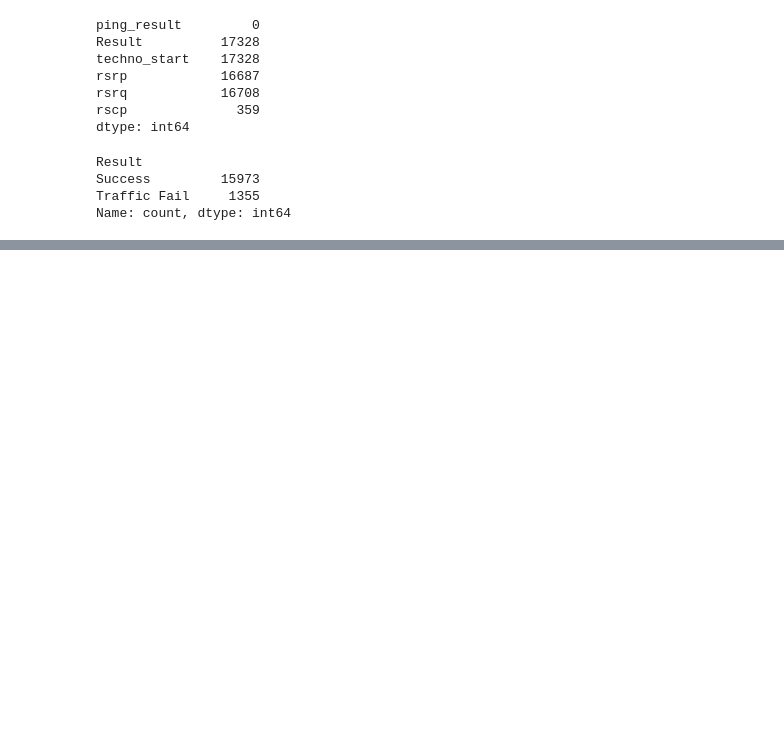
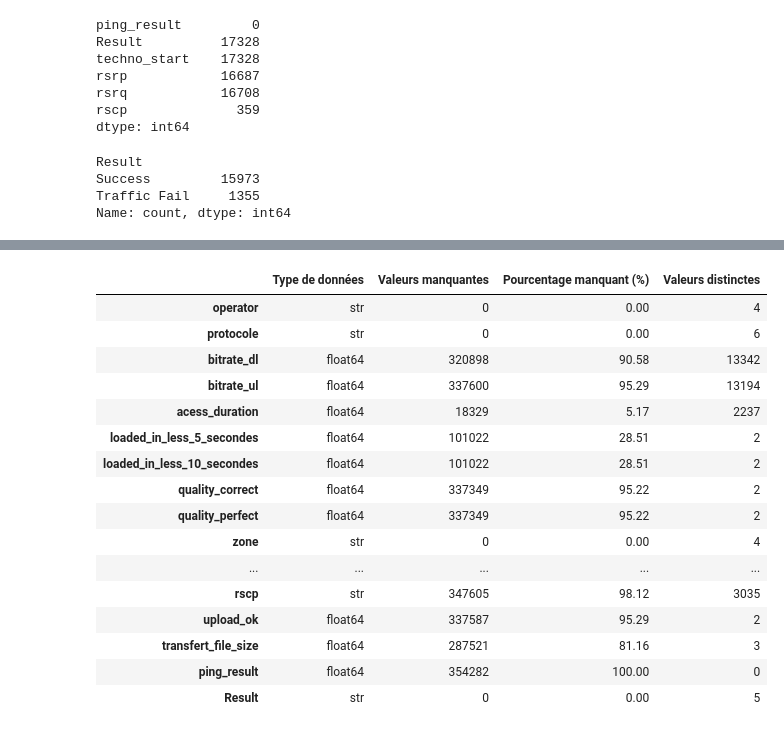
Before and after one commit to SoniaCH613/mobile-network-performance-analysis, a Jupyter notebook: analyses_jupyter/01_data_exploration.ipynb, the cells around one changed output, grey strips where cells are left out. Cells and saved outputs as stored; diff of their text form; code cells hidden in the pictures; blank space fills up the shorter version.

```diff
--- a/analyses_jupyter/01_data_exploration.ipynb
+++ b/analyses_jupyter/01_data_exploration.ipynb
@@ -473,0 +560,40 @@ Name: count, dtype: int64
+# %%
+# Sélectionner les variables présentes
+donnees_candidates = donnees_completes[variables_presentes]
+
+# Construire un tableau récapitulatif
+bilan_variables = pd.DataFrame({
+
+    "Type de données":
+        donnees_candidates.dtypes.astype(str),
+
+    "Valeurs manquantes":
+        donnees_candidates.isna().sum(),
+
+    "Pourcentage manquant (%)":
+        (donnees_candidates.isna().mean() * 100).round(2),
+
+    "Valeurs distinctes":
+        donnees_candidates.nunique()
+})
+
+# Afficher le bilan
+display(bilan_variables)
+# %% [output]
+|  | Type de données | Valeurs manquantes | Pourcentage manquant (%) | Valeurs distinctes |
+| operator | str | 0 | 0.00 | 4 |
+| protocole | str | 0 | 0.00 | 6 |
+| bitrate_dl | float64 | 320898 | 90.58 | 13342 |
+| bitrate_ul | float64 | 337600 | 95.29 | 13194 |
+| acess_duration | float64 | 18329 | 5.17 | 2237 |
+| loaded_in_less_5_secondes | float64 | 101022 | 28.51 | 2 |
+| loaded_in_less_10_secondes | float64 | 101022 | 28.51 | 2 |
+| quality_correct | float64 | 337349 | 95.22 | 2 |
+| quality_perfect | float64 | 337349 | 95.22 | 2 |
+| zone | str | 0 | 0.00 | 4 |
+| ... | ... | ... | ... | ... |
+| rscp | str | 347605 | 98.12 | 3035 |
+| upload_ok | float64 | 337587 | 95.29 | 2 |
+| transfert_file_size | float64 | 287521 | 81.16 | 3 |
+| ping_result | float64 | 354282 | 100.00 | 0 |
+| Result | str | 0 | 0.00 | 5 |
```
Also changed, not shown: parts of 3 cells of this notebook, 10 other files.
